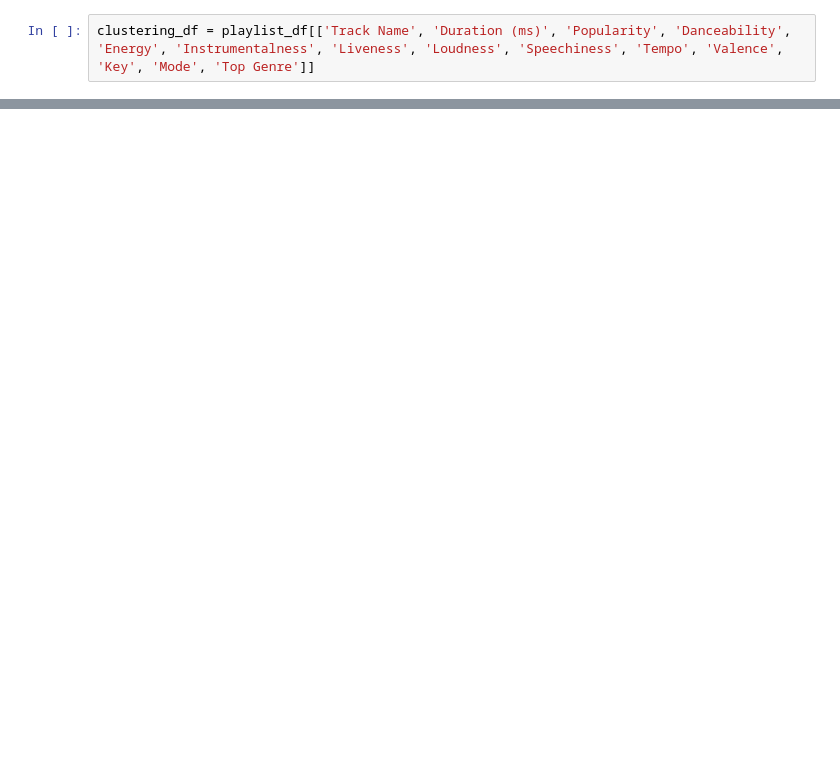
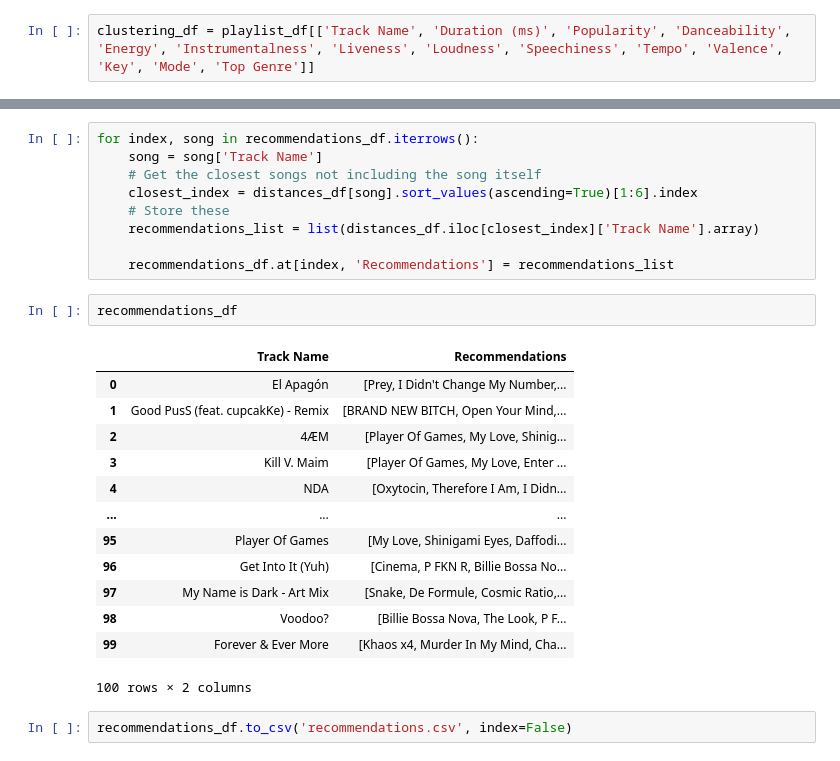
Before and after one commit to cirvine97/spotify_optimisation, a Jupyter notebook: notebooks/live_mix_recommender.ipynb, the cells around one changed output, grey strips where cells are left out. Cells and saved outputs as stored; diff of their text form; blank space fills up the shorter version.

```diff
--- a/notebooks/live_mix_recommender.ipynb
+++ b/notebooks/live_mix_recommender.ipynb
@@ -71,0 +91,27 @@ dtype: object
+# %%
+for index, song in recommendations_df.iterrows():
+    song = song['Track Name']
+    # Get the closest songs not including the song itself
+    closest_index = distances_df[song].sort_values(ascending=True)[1:6].index
+    # Store these
+    recommendations_list = list(distances_df.iloc[closest_index]['Track Name'].array)
+
+    recommendations_df.at[index, 'Recommendations'] = recommendations_list
+# %%
+recommendations_df
+# %% [output]
+|  | Track Name | Recommendations |
+| 0 | El Apagón | [Prey, I Didn't Change My Number,... |
+| 1 | Good PusS (feat. cupcakKe) - Remix | [BRAND NEW BITCH, Open Your Mind,... |
+| 2 | 4ÆM | [Player Of Games, My Love, Shinig... |
+| 3 | Kill V. Maim | [Player Of Games, My Love, Enter ... |
+| 4 | NDA | [Oxytocin, Therefore I Am, I Didn... |
+| ... | ... | ... |
+| 95 | Player Of Games | [My Love, Shinigami Eyes, Daffodi... |
+| 96 | Get Into It (Yuh) | [Cinema, P FKN R, Billie Bossa No... |
+| 97 | My Name is Dark - Art Mix | [Snake, De Formule, Cosmic Ratio,... |
+| 98 | Voodoo? | [Billie Bossa Nova, The Look, P F... |
+| 99 | Forever & Ever More | [Khaos x4, Murder In My Mind, Cha... |
+100 rows × 2 columns
+# %%
+recommendations_df.to_csv('recommendations.csv', index=False)
```
Also changed, not shown: parts of 6 cells of this notebook.
